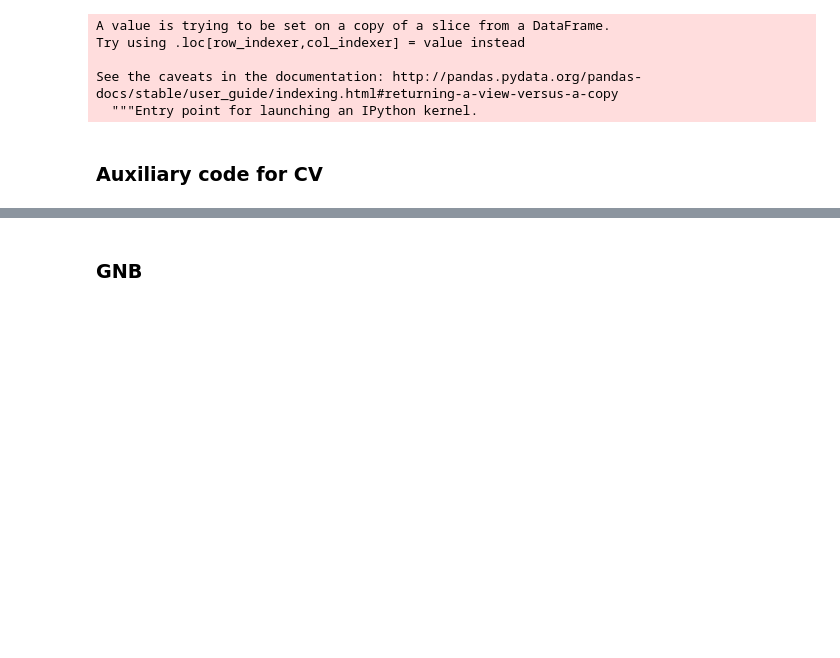
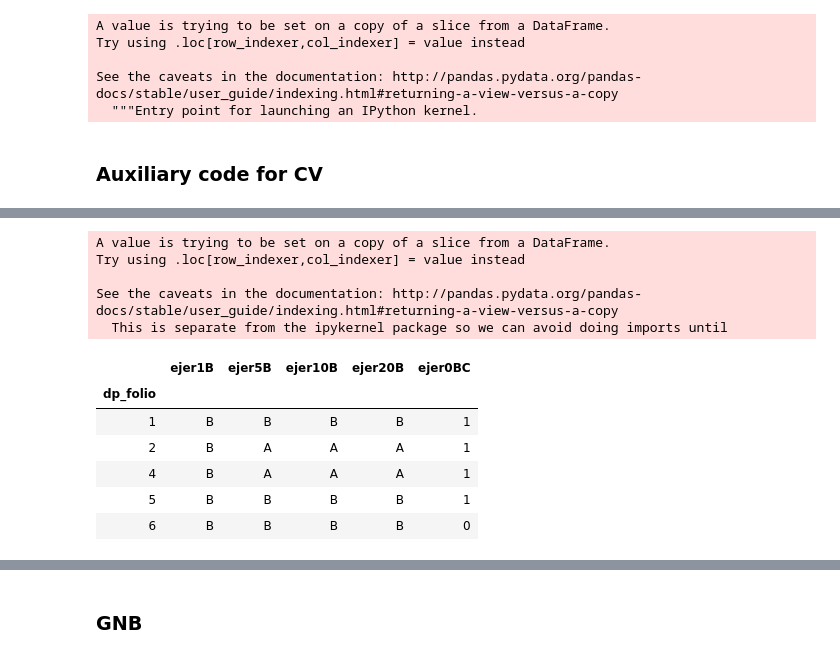
Before and after one commit to vicalbiter/histories, a Jupyter notebook: Histories + Classification.ipynb, the cells around one changed output, grey strips where cells are left out. Drawn from its saved outputs; the diff is of its cells as text; code cells hidden in the pictures; blank space fills up the shorter version.

```diff
--- a/Histories + Classification.ipynb
+++ b/Histories + Classification.ipynb
@@ -604,0 +628,18 @@ from sklearn.model_selection import KFold
+# %%
+qf = ["ejer1B", "ejer5B", "ejer10B", "ejer20B"]
+testdf = rdata[qf]
+testdf["ejer0BC"] = rdata["ejer0B"].replace("B", 1).replace("A", 0)
+testdf.head()
+# %% [output]
+A value is trying to be set on a copy of a slice from a DataFrame.
+Try using .loc[row_indexer,col_indexer] = value instead
+
+See the caveats in the documentation: http://pandas.pydata.org/pandas-docs/stable/user_guide/indexing.html#returning-a-view-versus-a-copy
+  This is separate from the ipykernel package so we can avoid doing imports until
+|  | ejer1B | ejer5B | ejer10B | ejer20B | ejer0BC |
+| dp_folio |  |  |  |  |  |
+| 1 | B | B | B | B | 1 |
+| 2 | B | A | A | A | 1 |
+| 4 | B | A | A | A | 1 |
+| 5 | B | B | B | B | 1 |
+| 6 | B | B | B | B | 0 |
```
Also changed, not shown: parts of 15 cells of this notebook, 2 other files.
